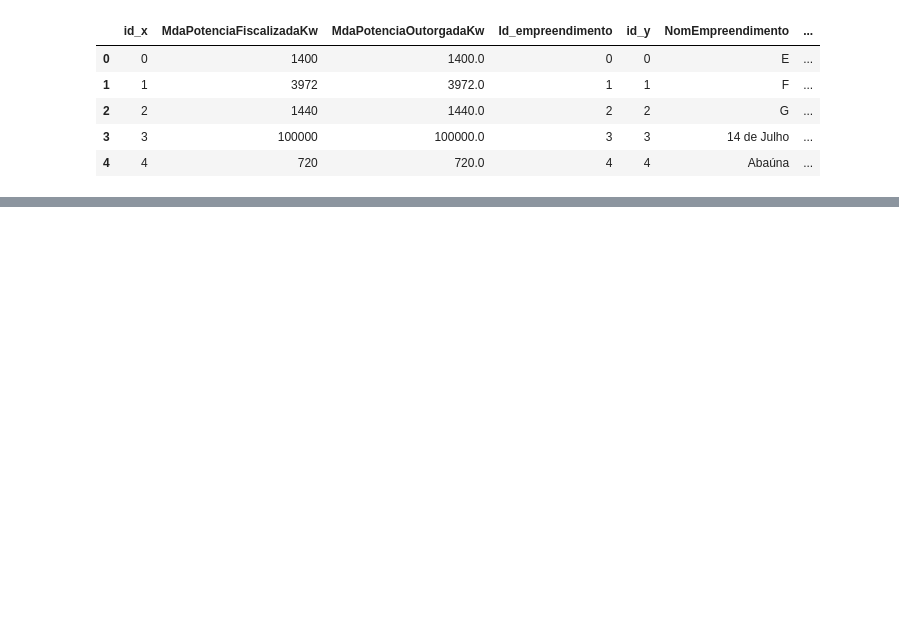
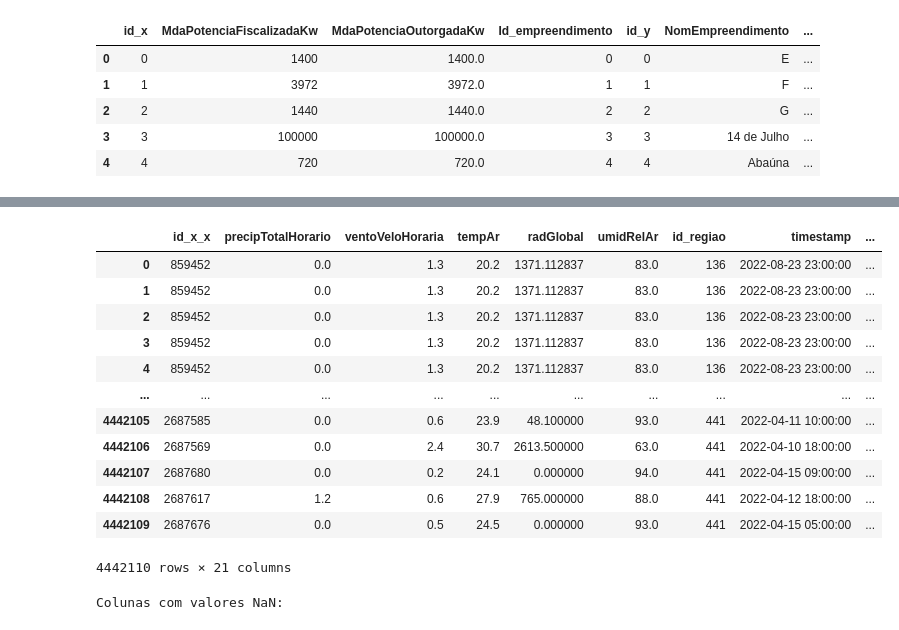
Before and after one commit to TiagoRCunha/pi-03-relacao-energia-condicao-climatica, a Jupyter notebook: machinelearning.ipynb, the cells around one changed output, grey strips where cells are left out. Saved outputs shown, nothing was run; the diff lists cells and outputs as text; code cells hidden in the pictures; blank space fills up the shorter version.

```diff
--- a/machinelearning.ipynb
+++ b/machinelearning.ipynb
@@ -40,3 +41,8 @@ fato_geracao = pd.read_csv(
     decimal=',')
 
 #sklearn.ensemble.HistGradientBoostingClassifier
+# %%
+# dim_empreendimentos['DscMuninicpios'].str.split('-')[0][0].strip()
+
+dim_empreendimentos['DscMuninicpios'] = dim_empreendimentos['DscMuninicpios'].apply(lambda x: unidecode(str(x).split('-')[0].strip().upper()))
+dim_empreendimentos['DscMuninicpios']
@@ -98,0 +140,26 @@ dados_combinados.head() """
+# %%
+df_final = pd.merge(sample_dados_combinados, empreendimentos_combinados, left_on='cidade', right_on='DscMuninicpios')
+
+
+df_final
+# %% [output]
+|  | id_x_x | precipTotalHorario | ventoVeloHoraria | tempAr | radGlobal | umidRelAr | id_regiao | timestamp | ... |
+| 0 | 859452 | 0.0 | 1.3 | 20.2 | 1371.112837 | 83.0 | 136 | 2022-08-23 23:00:00 | ... |
+| 1 | 859452 | 0.0 | 1.3 | 20.2 | 1371.112837 | 83.0 | 136 | 2022-08-23 23:00:00 | ... |
+| 2 | 859452 | 0.0 | 1.3 | 20.2 | 1371.112837 | 83.0 | 136 | 2022-08-23 23:00:00 | ... |
+| 3 | 859452 | 0.0 | 1.3 | 20.2 | 1371.112837 | 83.0 | 136 | 2022-08-23 23:00:00 | ... |
+| 4 | 859452 | 0.0 | 1.3 | 20.2 | 1371.112837 | 83.0 | 136 | 2022-08-23 23:00:00 | ... |
+| ... | ... | ... | ... | ... | ... | ... | ... | ... | ... |
+| 4442105 | 2687585 | 0.0 | 0.6 | 23.9 | 48.100000 | 93.0 | 441 | 2022-04-11 10:00:00 | ... |
+| 4442106 | 2687569 | 0.0 | 2.4 | 30.7 | 2613.500000 | 63.0 | 441 | 2022-04-10 18:00:00 | ... |
+| 4442107 | 2687680 | 0.0 | 0.2 | 24.1 | 0.000000 | 94.0 | 441 | 2022-04-15 09:00:00 | ... |
+| 4442108 | 2687617 | 1.2 | 0.6 | 27.9 | 765.000000 | 88.0 | 441 | 2022-04-12 18:00:00 | ... |
+| 4442109 | 2687676 | 0.0 | 0.5 | 24.5 | 0.000000 | 93.0 | 441 | 2022-04-15 05:00:00 | ... |
+4442110 rows × 21 columns
+# %%
+colunas_com_nan = df_final.columns[df_final.isnull().any()].tolist()
+print("Colunas com valores NaN:")
+for coluna in colunas_com_nan:
+    print(coluna)
+# %% [output]
+Colunas com valores NaN:
```
Also changed, not shown: parts of 6 cells of this notebook, 2 other files.
